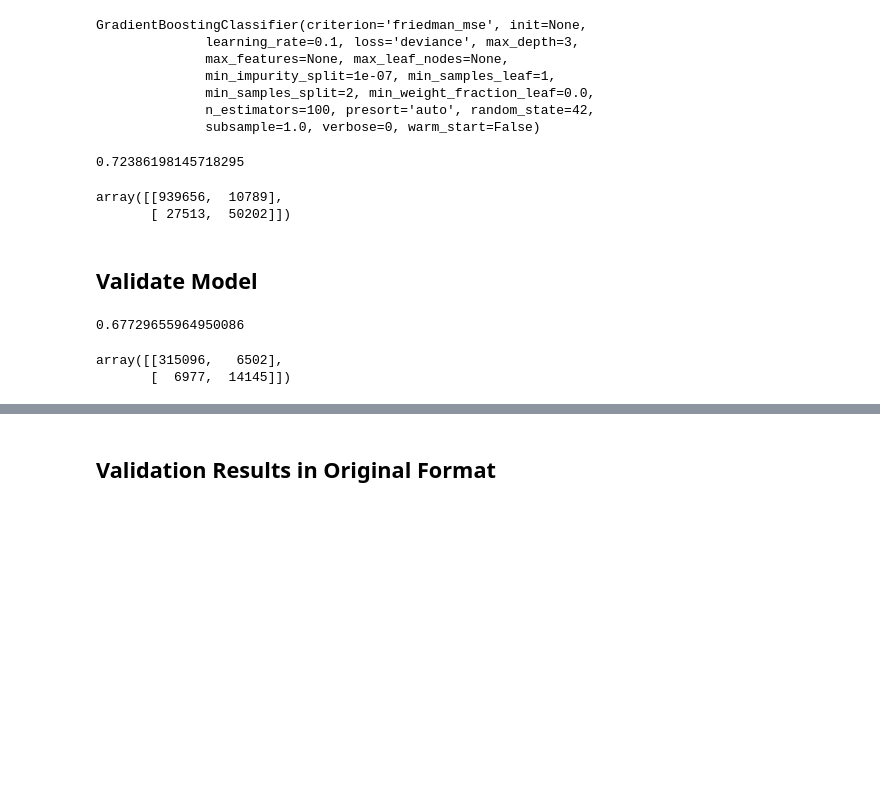
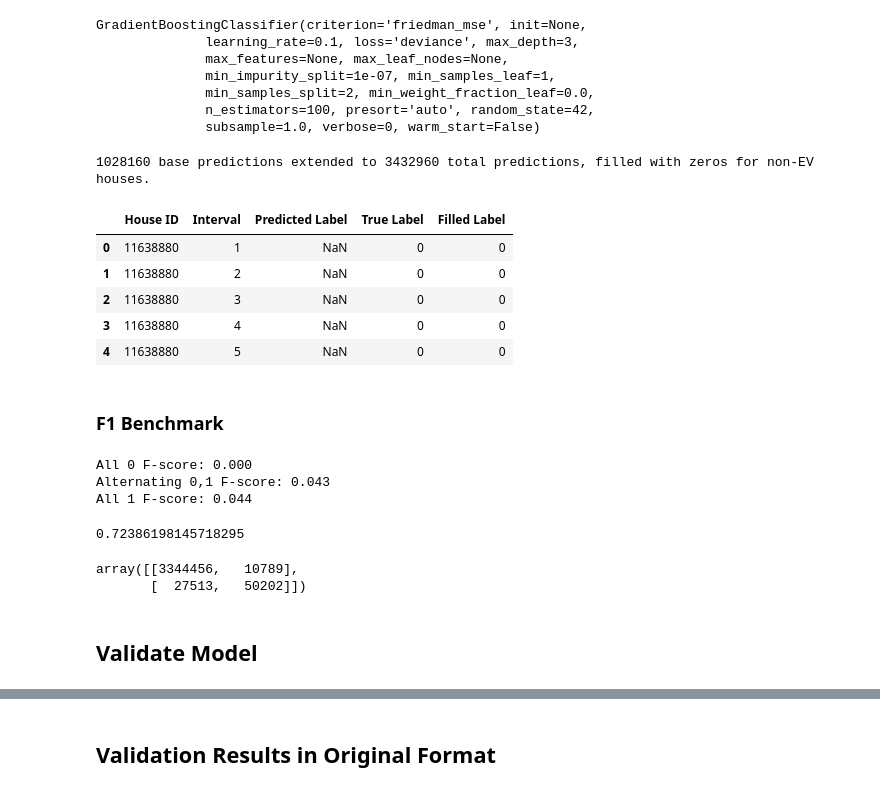
Before and after one commit to torenunez/udacity-mlnd-capstone, a Jupyter notebook: ev_capstone.ipynb, the cells around one changed output, grey strips where cells are left out. Cells and saved outputs as stored; diff of their text form; code cells hidden in the pictures; blank space fills up the shorter version.

Commit message:
full predictions bug

```diff
--- a/ev_capstone.ipynb
+++ b/ev_capstone.ipynb
@@ -454,25 +454,39 @@ GradientBoostingClassifier(criterion='friedman_mse', init=None,
               subsample=1.0, verbose=0, warm_start=False)
 # %%
 y_train_time_pred = t_clf1.predict(X_train_time_augmented)
-# %%
-f1_score(y_train_time, y_train_time_pred)
-# %% [output]
-0.72386198145718295
-# %%
-confusion_matrix(y_train_time, y_train_time_pred)
-# %% [output]
-array([[939656,  10789],
-       [ 27513,  50202]])
+# %%
+all_y_train_time_pred, all_y_train_time_true, all_Xy_train_time = ev.get_all_relevant_preds_and_trues(
+    X_train_time_augmented,
+    y_train_time_pred,
+    X_train_house,
+    ev_train_piv_lab_tmp_filled)
+display(all_Xy_train_time.head())
+# %% [output]
+1028160 base predictions extended to 3432960 total predictions, filled with zeros for non-EV houses.
+|  | House ID | Interval | Predicted Label | True Label | Filled Label |
+| 0 | 11638880 | 1 | NaN | 0 | 0 |
+| 1 | 11638880 | 2 | NaN | 0 | 0 |
+| 2 | 11638880 | 3 | NaN | 0 | 0 |
+| 3 | 11638880 | 4 | NaN | 0 | 0 |
+| 4 | 11638880 | 5 | NaN | 0 | 0 |
+# %% [markdown]
+### F1 Benchmark
+# %%
+ev.show_baseline_f1_scores(all_y_train_time_true)
+# %% [output]
+All 0 F-score: 0.000
+Alternating 0,1 F-score: 0.043
+All 1 F-score: 0.044
+# %%
+f1_score(all_y_train_time_true, all_y_train_time_pred)
+# %% [output]
+0.72386198145718295
+# %%
+confusion_matrix(all_y_train_time_true, all_y_train_time_pred)
+# %% [output]
+array([[3344456,   10789],
+       [  27513,   50202]])
 # %% [markdown]
 ## Validate Model
 # %%
 y_valid_time_pred = t_clf1.predict(X_valid_time_augmented)
-# %%
-f1_score(y_valid_time, y_valid_time_pred)
-# %% [output]
-0.67729655964950086
-# %%
-confusion_matrix(y_valid_time, y_valid_time_pred)
-# %% [output]
-array([[315096,   6502],
-       [  6977,  14145]])
```
Also changed, not shown: parts of 18 cells of this notebook, 2 other files.
